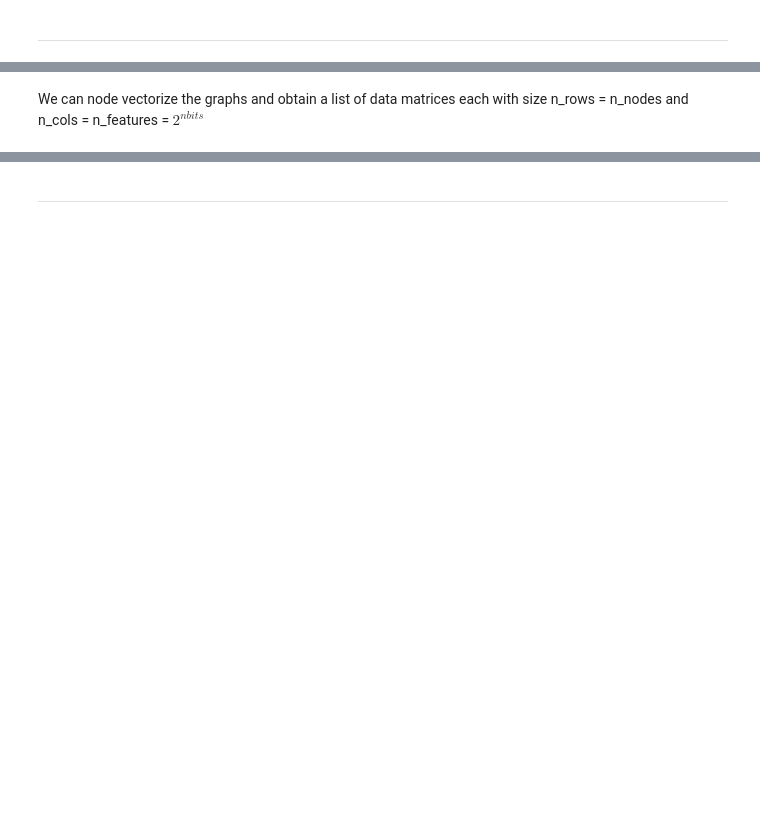
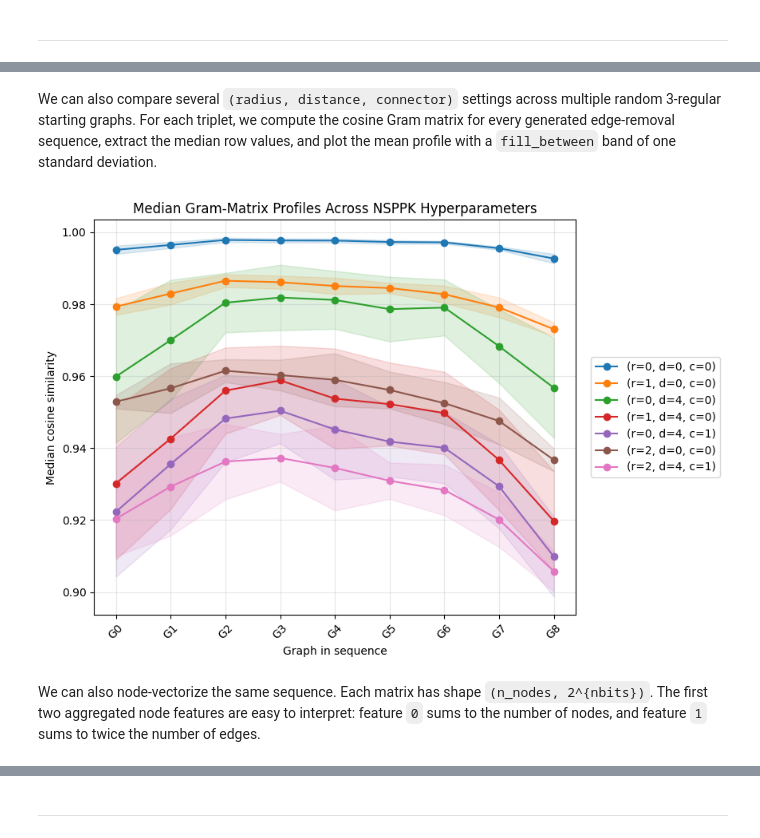
Before and after one commit to Xfcosta/NSPPK, a Jupyter notebook: NSPPK Demo.ipynb, the cells around one changed output, grey strips where cells are left out. Drawn from its saved outputs; the diff is of its cells as text; code cells hidden in the pictures; blank space fills up the shorter version.

```diff
--- a/NSPPK Demo.ipynb
+++ b/NSPPK Demo.ipynb
@@ -185,4 +219,81 @@ plot_similarity_kernel(X)
+# %% [markdown]
+We can also compare several `(radius, distance, connector)` settings across multiple random 3-regular starting graphs. For each triplet, we compute the cosine Gram matrix for every generated edge-removal sequence, extract the median row values, and plot the mean profile with a `fill_between` band of one standard deviation.
+# %%
+hyperparameter_triplets = [
+    (0, 0, 0),
+    (1, 0, 0),
+    (0, 4, 0),
+    (1, 4, 0),
+    (0, 4, 1),
+    (2, 0, 0),
+    (2, 4, 1),
+]
+num_repetitions = 10
+initial_graph_seed_start = 7
+initial_graph_seeds = list(range(initial_graph_seed_start, initial_graph_seed_start + num_repetitions))
+target_num_graphs = len(graphs)
+
+profiles_by_triplet = {triplet: [] for triplet in hyperparameter_triplets}
+for base_seed in initial_graph_seeds:
+    base_graph_rep = create_random_regular_graph(
+        num_nodes=16,
+        degree=3,
+        alphabet_size=3,
+        n_dim_vector_attribute=3,
+        seed=base_seed,
+    )
+    graphs_rep, _ = generate_edge_removal_sequence(
+        base_graph_rep,
+        n_steps=target_num_graphs - 1,
+        seed=3,
+    )
+    if len(graphs_rep) != target_num_graphs:
+        raise ValueError(f'Seed {base_seed} produced only {len(graphs_rep)} graphs; expected {target_num_graphs}.')
+
+    for triplet in hyperparameter_triplets:
+        radius, distance, connector = triplet
+        X_triplet = NSPPK(
+            radius=radius,
+            distance=distance,
+            connector=connector,
+            nbits=10,
+            dense=True,
+        ).fit_transform(graphs_rep)
+        K_triplet = pairwise_kernels(X_triplet, metric='cosine')
+        profiles_by_triplet[triplet].append(np.median(K_triplet, axis=0))
+
+plt.figure(figsize=(11, 6))
+for radius, distance, connector in hyperparameter_triplets:
+    triplet = (radius, distance, connector)
+    profiles = np.vstack(profiles_by_triplet[triplet])
+    mean_profile = profiles.mean(axis=0)
+    std_profile = profiles.std(axis=0)
+    x = np.arange(target_num_graphs)
+    line, = plt.plot(
+        x,
+        mean_profile,
+        marker='o',
+        label=f'(r={radius}, d={distance}, c={connector})',
+    )
+    plt.fill_between(
+        x,
+        mean_profile - std_profile,
+        mean_profile + std_profile,
+        color=line.get_color(),
+        alpha=0.15,
+    )
+
+plt.xticks(range(target_num_graphs), graph_labels, rotation=45)
+plt.xlabel('Graph in sequence')
+plt.ylabel('Median cosine similarity')
+plt.title('Median Gram-Matrix Profiles Across NSPPK Hyperparameters')
+plt.grid(True, alpha=0.3)
+plt.legend(loc='center left', bbox_to_anchor=(1.02, 0.5))
+plt.tight_layout(rect=(0, 0, 0.8, 1))
+plt.show()
+# %% [output]
+[figure, added]
 # %% [markdown]
-We can node vectorize the graphs and obtain a list of data matrices each with size n_rows = n_nodes and n_cols = n_features = $2^{nbits}$
+We can also node-vectorize the same sequence. Each matrix has shape `(n_nodes, 2^{nbits})`. The first two aggregated node features are easy to interpret: feature `0` sums to the number of nodes, and feature `1` sums to twice the number of edges.
 # %%
 from nsppk import NodeNSPPK
```
Also changed, not shown: parts of 14 cells of this notebook, 3 other files.
